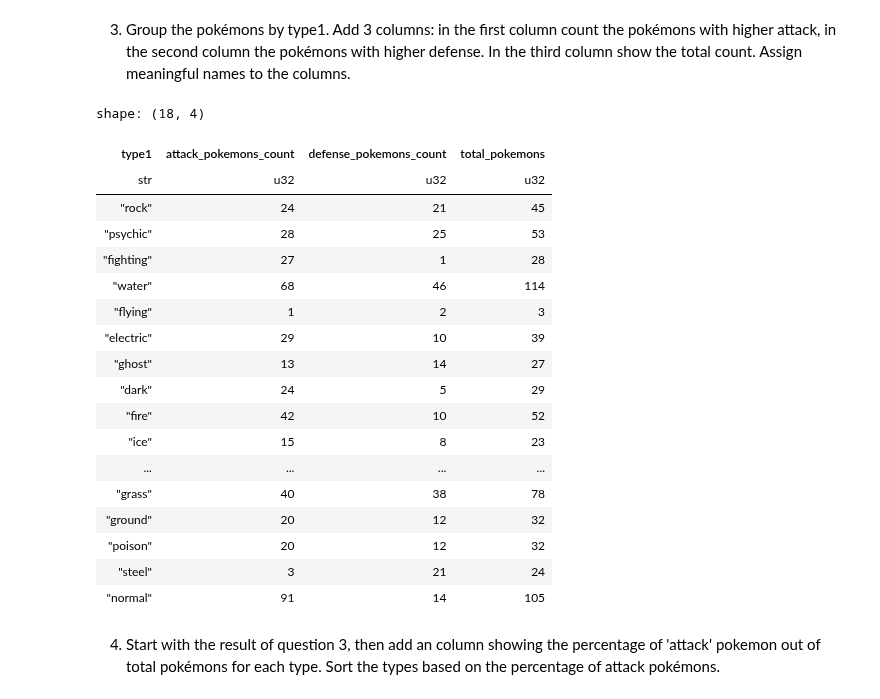
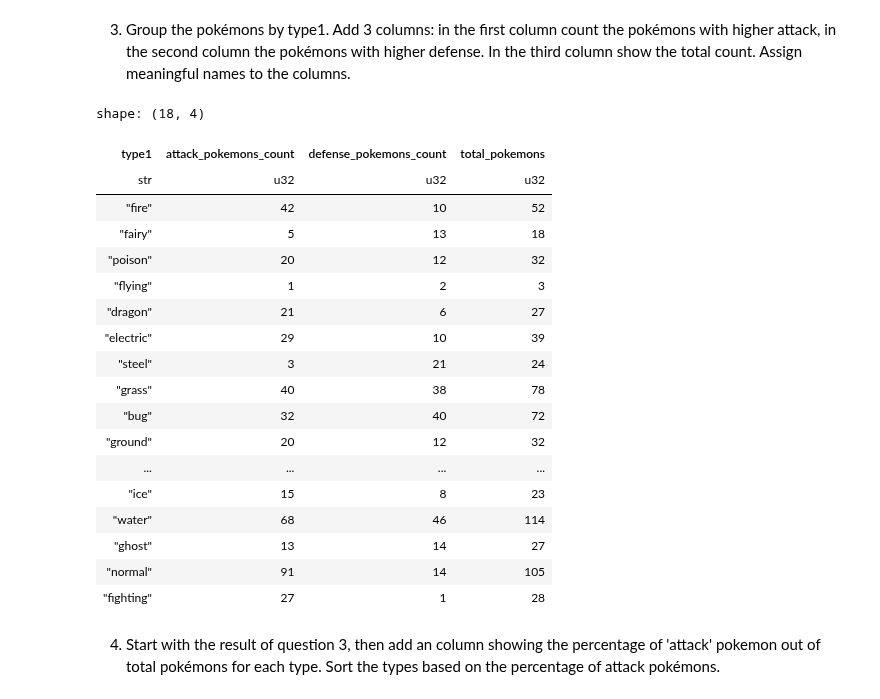
Before and after one commit to PacktPublishing/Data-Analysis-with-Polars, a Jupyter notebook: chapter_03/03.2_Exercises.ipynb, the cells around one changed output. Cells and saved outputs as stored; diff of their text form; code cells hidden in the pictures.

```diff
--- a/chapter_03/03.2_Exercises.ipynb
+++ b/chapter_03/03.2_Exercises.ipynb
@@ -46,31 +46,31 @@ shape: (6, 11)
 Add 3 columns: in the first column count the pokémons with higher attack, in the second column the pokémons with higher defense.
 In the third column show the total count. Assign meaningful names to the columns.
 # %%
-pokemon.groupby('type1').agg(
+pokemon.group_by('type1').agg(
     attack_pokemons_count = pl.col('name').filter(pl.col('attack') >= pl.col('defense')).count(),
     defense_pokemons_count = pl.col('name').filter(pl.col('defense') > pl.col('attack')).count(),
     total_pokemons = pl.count()
 )
 # %% [output]
 shape: (18, 4)
 | type1 | attack_pokemons_count | defense_pokemons_count | total_pokemons |
 | str | u32 | u32 | u32 |
-| "rock" | 24 | 21 | 45 |
-| "psychic" | 28 | 25 | 53 |
+| "fire" | 42 | 10 | 52 |
+| "fairy" | 5 | 13 | 18 |
+| "poison" | 20 | 12 | 32 |
+| "flying" | 1 | 2 | 3 |
+| "dragon" | 21 | 6 | 27 |
+| "electric" | 29 | 10 | 39 |
+| "steel" | 3 | 21 | 24 |
+| "grass" | 40 | 38 | 78 |
+| "bug" | 32 | 40 | 72 |
+| "ground" | 20 | 12 | 32 |
+| ... | ... | ... | ... |
+| "ice" | 15 | 8 | 23 |
+| "water" | 68 | 46 | 114 |
+| "ghost" | 13 | 14 | 27 |
+| "normal" | 91 | 14 | 105 |
 | "fighting" | 27 | 1 | 28 |
-| "water" | 68 | 46 | 114 |
-| "flying" | 1 | 2 | 3 |
-| "electric" | 29 | 10 | 39 |
-| "ghost" | 13 | 14 | 27 |
-| "dark" | 24 | 5 | 29 |
-| "fire" | 42 | 10 | 52 |
-| "ice" | 15 | 8 | 23 |
-| ... | ... | ... | ... |
-| "grass" | 40 | 38 | 78 |
-| "ground" | 20 | 12 | 32 |
-| "poison" | 20 | 12 | 32 |
-| "steel" | 3 | 21 | 24 |
-| "normal" | 91 | 14 | 105 |
 # %% [markdown]
 4. Start with the result of question 3, then add an column showing the percentage of 'attack' pokemon out of total pokémons for each type.
 Sort the types based on the percentage of attack pokémons.
```
Also changed, not shown: parts of 8 cells of this notebook, 2 other files.
